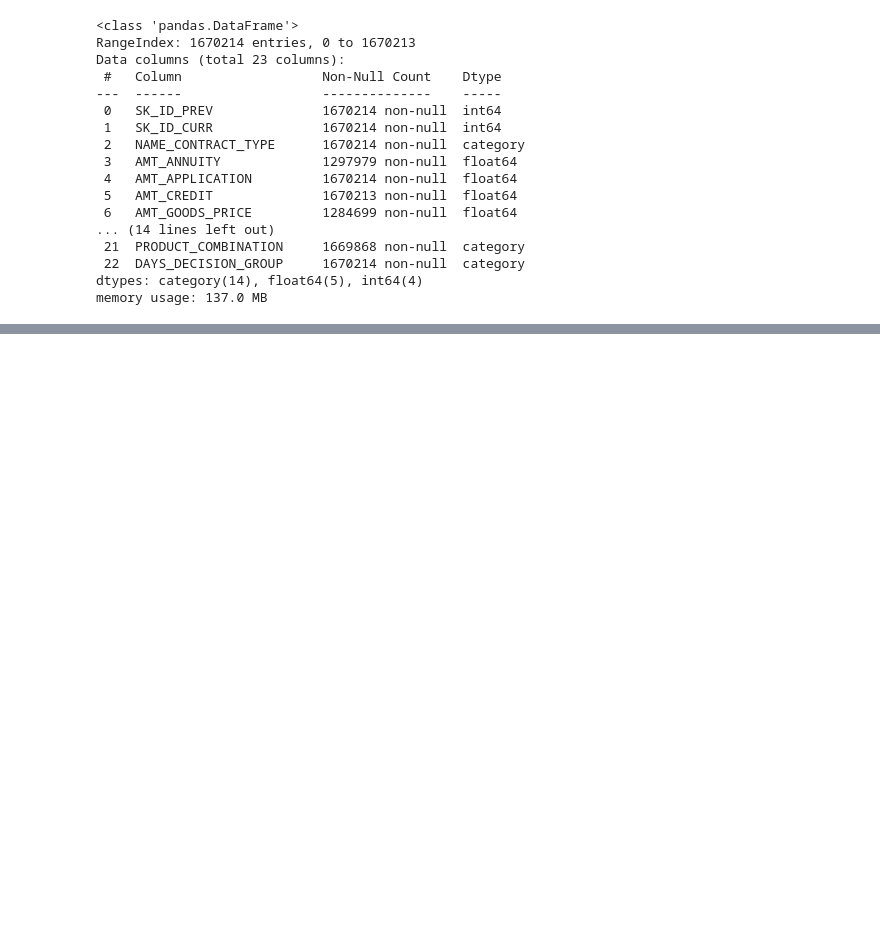
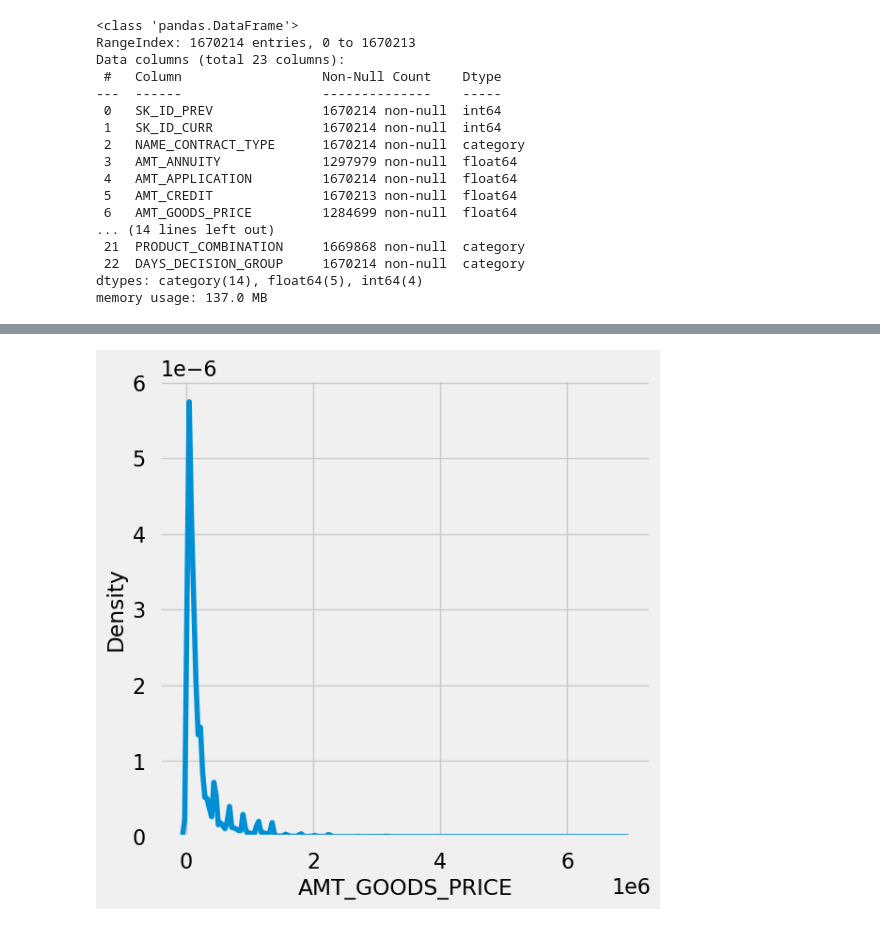
Before and after one commit to rojaranirepalle/AIML-POC, a Jupyter notebook: Data Science/Project 4 - Bank risk anlaysis/Bank Risk Analysis EDA.ipynb, the cells around one changed output, grey strips where cells are left out. Cells and saved outputs as stored; diff of their text form; code cells hidden in the pictures; blank space fills up the shorter version.

```diff
--- a/Data Science/Project 4 - Bank risk anlaysis/Bank Risk Analysis EDA.ipynb
+++ b/Data Science/Project 4 - Bank risk anlaysis/Bank Risk Analysis EDA.ipynb
@@ -735,0 +863,2 @@ memory usage: 137.0 MB
+# %%
+previous_application['AMT_ANNUITY'].fillna(previous_application['AMT_ANNUITY'].median(),inplace = True)
@@ -735,0 +878,6 @@ memory usage: 137.0 MB
+# %%
+plt.figure(figsize=(6,6))
+sns.kdeplot(previous_application['AMT_GOODS_PRICE'][pd.notnull(previous_application['AMT_GOODS_PRICE'])])
+plt.show()
+# %% [output]
+[figure, added]
```
Also changed, not shown: parts of 10 cells of this notebook, 8 other files.
